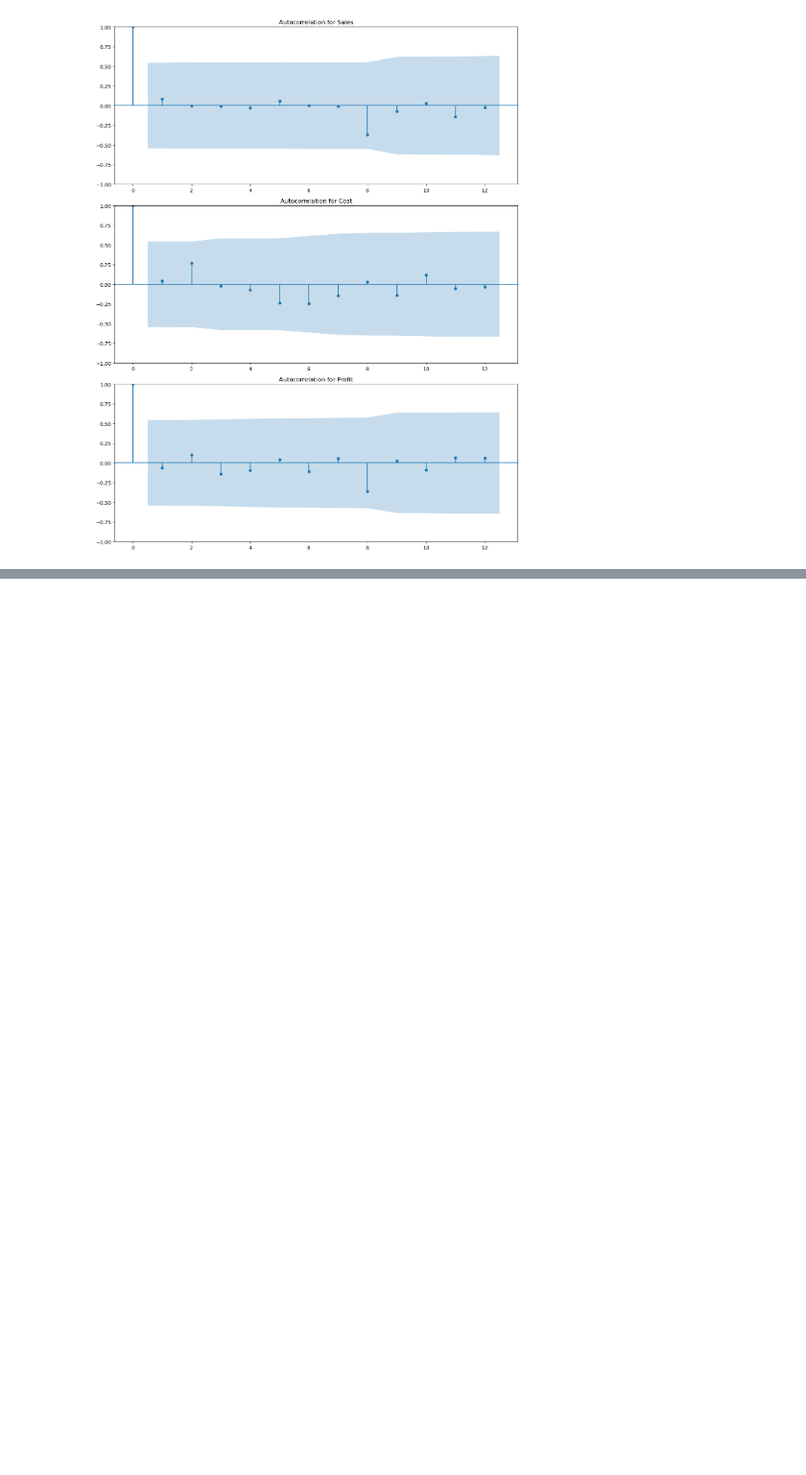
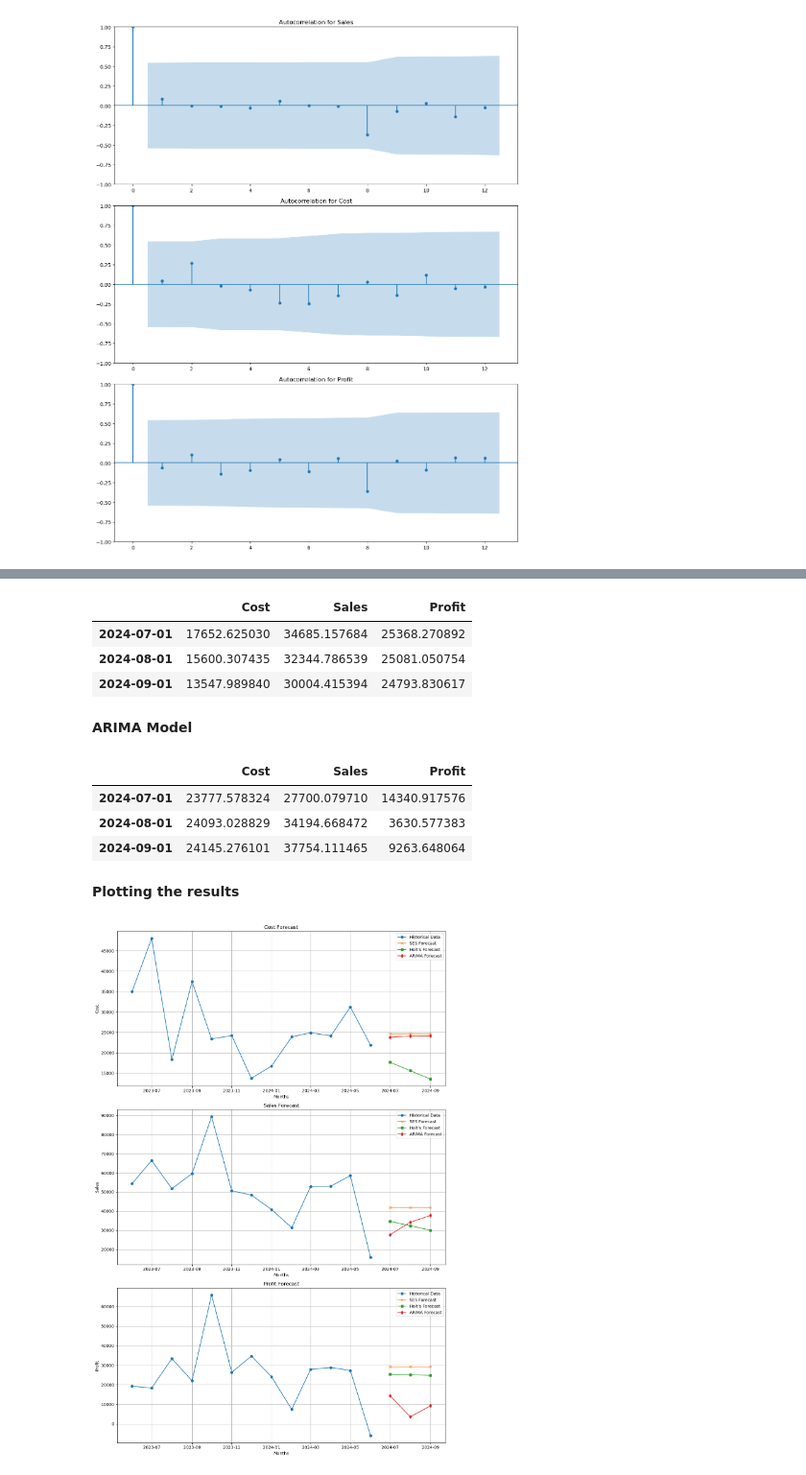
Before and after one commit to zakhusayn/baraka, a Jupyter notebook: notebook/predictive_analysis.ipynb, the cells around one changed output, grey strips where cells are left out. Shown: that part at 96% size. Saved outputs shown, nothing was run; the diff lists cells and outputs as text; code cells hidden in the pictures; blank space fills up the shorter version.

```diff
--- a/notebook/predictive_analysis.ipynb
+++ b/notebook/predictive_analysis.ipynb
@@ -79,0 +216,3 @@ plt.show()
+# %%
+# Corrected future months date range
+future_months = pd.date_range(start=df.index.max() + pd.DateOffset(months=1), periods=3, freq='MS')
@@ -79,0 +234,51 @@ plt.show()
+# %%
+holt_forecasts = {}
+for column in ['Cost', 'Sales', 'Profit']:
+    holt_model = Holt(df[column], initialization_method="heuristic").fit(optimized=True)
+    holt_forecasts[column] = holt_model.forecast(3)
+holt_forecast_df = pd.DataFrame(holt_forecasts, index=future_months); holt_forecast_df
+# %% [output]
+|  | Cost | Sales | Profit |
+| 2024-07-01 | 17652.625030 | 34685.157684 | 25368.270892 |
+| 2024-08-01 | 15600.307435 | 32344.786539 | 25081.050754 |
+| 2024-09-01 | 13547.989840 | 30004.415394 | 24793.830617 |
+# %% [markdown]
+**ARIMA Model**
+# %%
+
+arima_forecasts = {}
+arima_order = (1, 1, 1)  # This is a common starting point, but may need tuning based on AIC/BIC criteria
+for column in ['Cost', 'Sales', 'Profit']:
+    arima_model = ARIMA(df[column], order=arima_order).fit()
+    arima_forecasts[column] = arima_model.forecast(3)
+arima_forecast_df = pd.DataFrame(arima_forecasts, index=future_months); arima_forecast_df
+# %% [output]
+|  | Cost | Sales | Profit |
+| 2024-07-01 | 23777.578324 | 27700.079710 | 14340.917576 |
+| 2024-08-01 | 24093.028829 | 34194.668472 | 3630.577383 |
+| 2024-09-01 | 24145.276101 | 37754.111465 | 9263.648064 |
+# %% [markdown]
+**Plotting the results**
+# %%
+fig, axes = plt.subplots(nrows=3, ncols=1, figsize=(12, 18))
+
+for i, column in enumerate(['Cost', 'Sales', 'Profit']):
+    # Plot historical data
+    axes[i].plot(df.index, df[column], label='Historical Data', marker='o')
+    # Plot SES forecast
+    axes[i].plot(ses_forecast_df.index, ses_forecast_df[column], label='SES Forecast', marker='x')
+    # Plot Holt's forecast
+    axes[i].plot(holt_forecast_df.index, holt_forecast_df[column], label='Holt\'s Forecast', marker='s')
+    # Plot ARIMA forecast
+    axes[i].plot(arima_forecast_df.index, arima_forecast_df[column], label='ARIMA Forecast', marker='d')
+    # Titles and labels
+    axes[i].set_title(f'{column} Forecast')
+    axes[i].set_xlabel('Months')
+    axes[i].set_ylabel(column)
+    axes[i].legend()
+    axes[i].grid(True)
+
+plt.tight_layout()
+plt.show()
+# %% [output]
+[figure, added]
```
Also changed, not shown: parts of 16 cells of this notebook, 1 other file.
